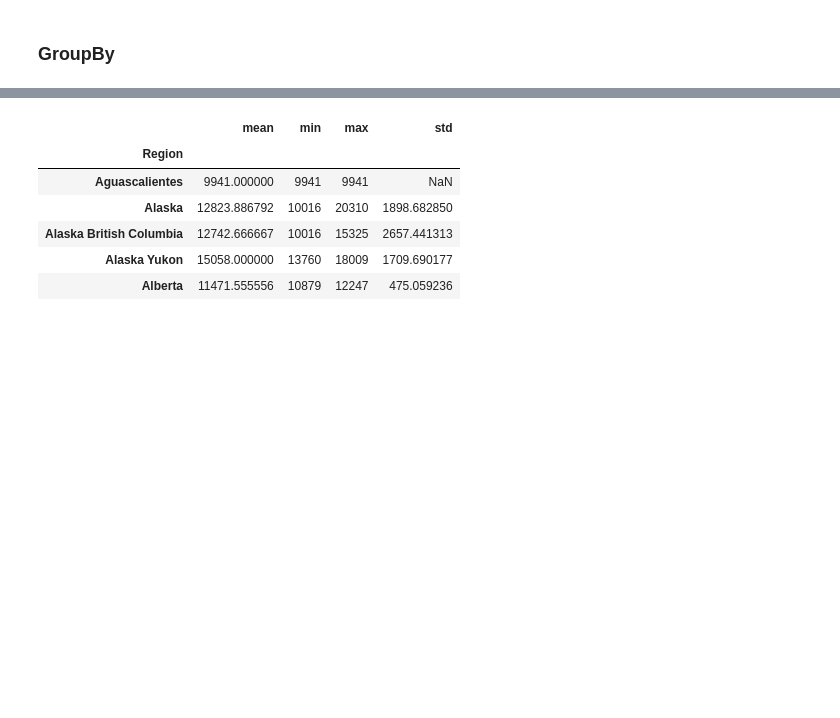
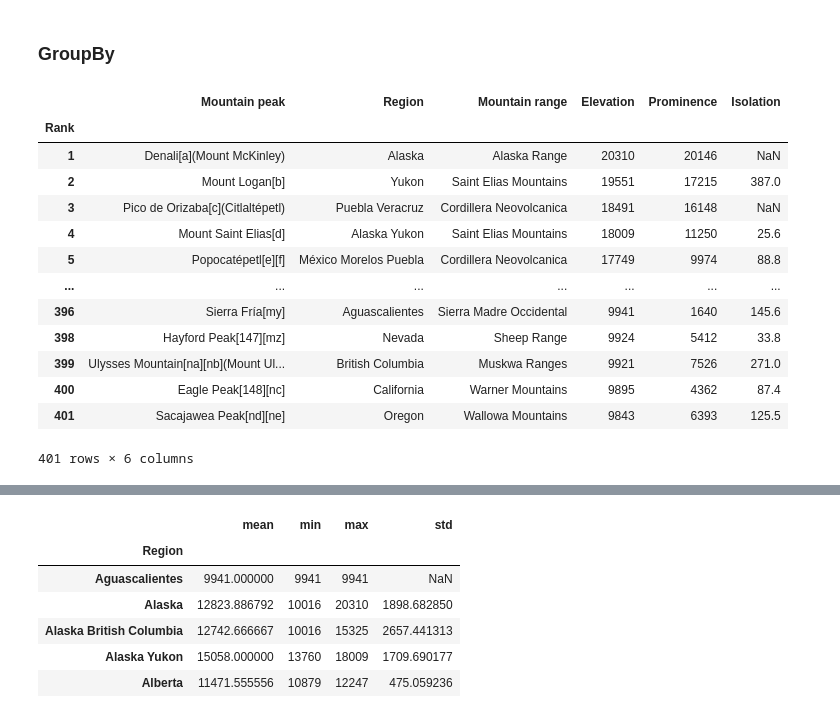
Before and after one commit to faradical/Data-Study-Hall, a Jupyter notebook: Pandas/Pandas_Fundamentals.ipynb, the cells around one changed output, grey strips where cells are left out. Drawn from its saved outputs; the diff is of its cells as text; code cells hidden in the pictures; blank space fills up the shorter version.

```diff
--- a/Pandas/Pandas_Fundamentals.ipynb
+++ b/Pandas/Pandas_Fundamentals.ipynb
@@ -699,6 +732,23 @@ df3
 # %% [markdown]
 <a id="4.7"></a>
 ### GroupBy
+# %%
+mountains_df
+# %% [output]
+|  | Mountain peak | Region | Mountain range | Elevation | Prominence | Isolation |
+| Rank |  |  |  |  |  |  |
+| 1 | Denali[a](Mount McKinley) | Alaska | Alaska Range | 20310 | 20146 | NaN |
+| 2 | Mount Logan[b] | Yukon | Saint Elias Mountains | 19551 | 17215 | 387.0 |
+| 3 | Pico de Orizaba[c](Citlaltépetl) | Puebla Veracruz | Cordillera Neovolcanica | 18491 | 16148 | NaN |
+| 4 | Mount Saint Elias[d] | Alaska Yukon | Saint Elias Mountains | 18009 | 11250 | 25.6 |
+| 5 | Popocatépetl[e][f] | México Morelos Puebla | Cordillera Neovolcanica | 17749 | 9974 | 88.8 |
+| ... | ... | ... | ... | ... | ... | ... |
+| 396 | Sierra Fría[my] | Aguascalientes | Sierra Madre Occidental | 9941 | 1640 | 145.6 |
+| 398 | Hayford Peak[147][mz] | Nevada | Sheep Range | 9924 | 5412 | 33.8 |
+| 399 | Ulysses Mountain[na][nb](Mount Ul... | British Columbia | Muskwa Ranges | 9921 | 7526 | 271.0 |
+| 400 | Eagle Peak[148][nc] | California | Warner Mountains | 9895 | 4362 | 87.4 |
+| 401 | Sacajawea Peak[nd][ne] | Oregon | Wallowa Mountains | 9843 | 6393 | 125.5 |
+401 rows × 6 columns
 # %%
 mgbdf = mountains_df.groupby("Region").agg(["mean","min","max","std"])
 mgbdf.head(10)
```
Also changed, not shown: parts of 24 cells of this notebook, 4 other files.
